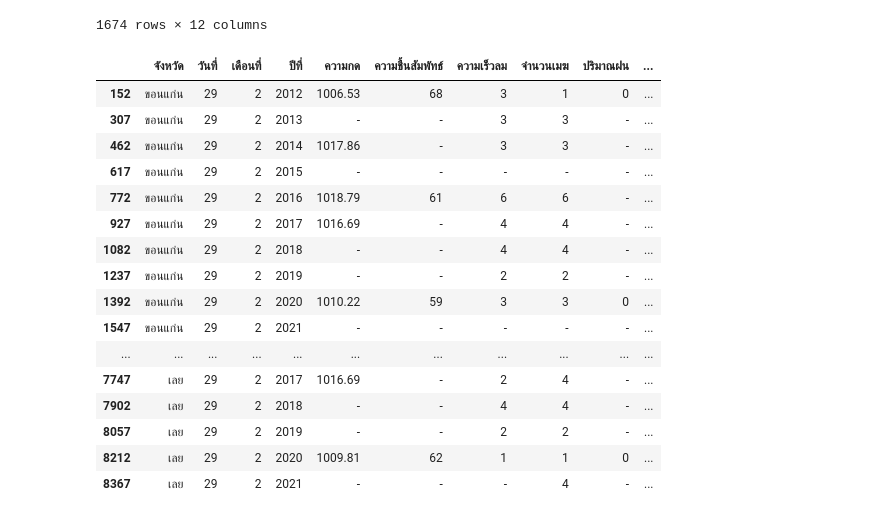
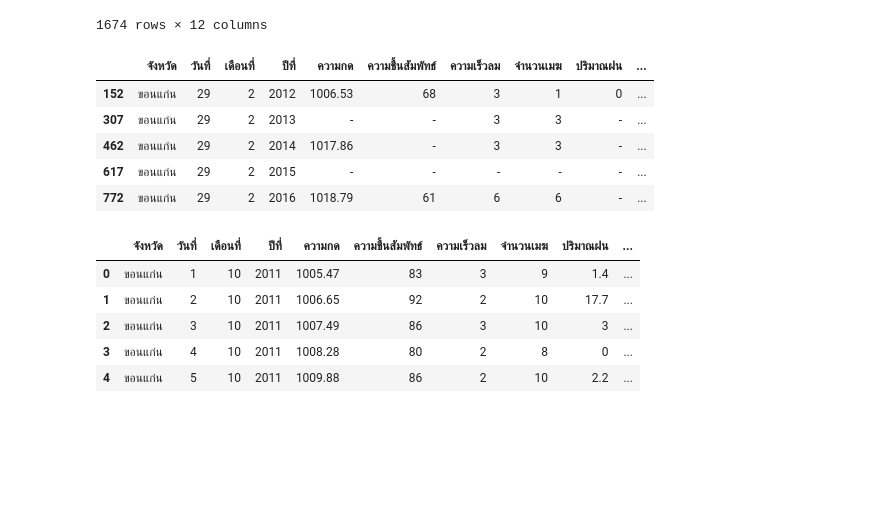
Before and after one commit to CallmeSIRI/bsc_dpdm22, a Jupyter notebook: Quiz_Group6.ipynb, the cells around one changed output. Cells and saved outputs as stored; diff of their text form; code cells hidden in the pictures; blank space fills up the shorter version.

```diff
--- a/Quiz_Group6.ipynb
+++ b/Quiz_Group6.ipynb
@@ -438,11 +430,11 @@ ck
 # %% [markdown]
 #ปริมาณฝน(มิลลิลิตร)
 # %%
-KH5 = pd.read_excel('/content/drive/MyDrive/bsc_DMPM_data/อุตุ/ปริมาณฝน(มิลลิเมตร)/จ.ขอนแก่น.xlsx',sheet_name='Sheet1',skiprows=4).rename(columns={'Unnamed: 0' : 'ที่', 'Unnamed: 1' : 'สถานี', 'Unnamed: 2' : 'เดือน/ปี', 'Unnamed: 34' : 'ปริมาณฝน'})
-NA5 = pd.read_excel('/content/drive/MyDrive/bsc_DMPM_data/อุตุ/ปริมาณฝน(มิลลิเมตร)/จ.นครพนม.xlsx',sheet_name='Sheet1',skiprows=4).rename(columns={'Unnamed: 0' : 'ที่', 'Unnamed: 1' : 'สถานี', 'Unnamed: 2' : 'เดือน/ปี', 'Unnamed: 34' : 'ปริมาณฝน'})
-SA5 = pd.read_excel('/content/drive/MyDrive/bsc_DMPM_data/อุตุ/ปริมาณฝน(มิลลิเมตร)/จ.สกล.xlsx',sheet_name='Sheet1',skiprows=4).rename(columns={'Unnamed: 0' : 'ที่', 'Unnamed: 1' : 'สถานี', 'Unnamed: 2' : 'เดือน/ปี', 'Unnamed: 34' : 'ปริมาณฝน'})
-NO5 = pd.read_excel('/content/drive/MyDrive/bsc_DMPM_data/อุตุ/ปริมาณฝน(มิลลิเมตร)/จ.หนองคาย.xlsx',sheet_name='Sheet1',skiprows=4).rename(columns={'Unnamed: 0' : 'ที่', 'Unnamed: 1' : 'สถานี', 'Unnamed: 2' : 'เดือน/ปี', 'Unnamed: 34' : 'ปริมาณฝน'})
-LO5 = pd.read_excel('/content/drive/MyDrive/bsc_DMPM_data/อุตุ/ปริมาณฝน(มิลลิเมตร)/จ.เลย.xlsx',sheet_name='Sheet1',skiprows=4).rename(columns={'Unnamed: 0' : 'ที่', 'Unnamed: 1' : 'สถานี', 'Unnamed: 2' : 'เดือน/ปี', 'Unnamed: 34' : 'ปริมาณฝน'})
+KH5 = pd.read_excel('/content/drive/MyDrive/bsc_DPDM_data/อุตุ/ปริมาณฝน(มิลลิเมตร)/จ.ขอนแก่น.xlsx',sheet_name='Sheet1',skiprows=4).rename(columns={'Unnamed: 0' : 'ที่', 'Unnamed: 1' : 'สถานี', 'Unnamed: 2' : 'เดือน/ปี', 'Unnamed: 34' : 'ปริมาณฝน'})
+NA5 = pd.read_excel('/content/drive/MyDrive/bsc_DPDM_data/อุตุ/ปริมาณฝน(มิลลิเมตร)/จ.นครพนม.xlsx',sheet_name='Sheet1',skiprows=4).rename(columns={'Unnamed: 0' : 'ที่', 'Unnamed: 1' : 'สถานี', 'Unnamed: 2' : 'เดือน/ปี', 'Unnamed: 34' : 'ปริมาณฝน'})
+SA5 = pd.read_excel('/content/drive/MyDrive/bsc_DPDM_data/อุตุ/ปริมาณฝน(มิลลิเมตร)/จ.สกล.xlsx',sheet_name='Sheet1',skiprows=4).rename(columns={'Unnamed: 0' : 'ที่', 'Unnamed: 1' : 'สถานี', 'Unnamed: 2' : 'เดือน/ปี', 'Unnamed: 34' : 'ปริมาณฝน'})
+NO5 = pd.read_excel('/content/drive/MyDrive/bsc_DPDM_data/อุตุ/ปริมาณฝน(มิลลิเมตร)/จ.หนองคาย.xlsx',sheet_name='Sheet1',skiprows=4).rename(columns={'Unnamed: 0' : 'ที่', 'Unnamed: 1' : 'สถานี', 'Unnamed: 2' : 'เดือน/ปี', 'Unnamed: 34' : 'ปริมาณฝน'})
+LO5 = pd.read_excel('/content/drive/MyDrive/bsc_DPDM_data/อุตุ/ปริมาณฝน(มิลลิเมตร)/จ.เลย.xlsx',sheet_name='Sheet1',skiprows=4).rename(columns={'Unnamed: 0' : 'ที่', 'Unnamed: 1' : 'สถานี', 'Unnamed: 2' : 'เดือน/ปี', 'Unnamed: 34' : 'ปริมาณฝน'})
 
 KH5['จังหวัด'] = 'ขอนแก่น' #เพิ่มคอลัมน์จังหวัด
 NA5['จังหวัด'] = 'นครพนม'
@@ -515,11 +500,11 @@ rk
 # %% [markdown]
 #อุณหภูมิจุดน้ำค้าง(เซลเซียส)
 # %%
-KH6 = pd.read_excel('/content/drive/MyDrive/bsc_DMPM_data/อุตุ/อุณหภูมิจุดน้ำค้าง(เซลเซียส)/จ.ขอนแก่น.xlsx',sheet_name='Sheet1',skiprows=4).rename(columns={'Unnamed: 0' : 'ที่', 'Unnamed: 1' : 'สถานี', 'Unnamed: 2' : 'เดือน/ปี', 'Unnamed: 34' : 'อุณหภูมิจุดน้ำค้าง'})
-NA6 = pd.read_excel('/content/drive/MyDrive/bsc_DMPM_data/อุตุ/อุณหภูมิจุดน้ำค้าง(เซลเซียส)/จ.นครพนม.xlsx',sheet_name='Sheet1',skiprows=4).rename(columns={'Unnamed: 0' : 'ที่', 'Unnamed: 1' : 'สถานี', 'Unnamed: 2' : 'เดือน/ปี', 'Unnamed: 34' : 'อุณหภูมิจุดน้ำค้าง'})
-SA6 = pd.read_excel('/content/drive/MyDrive/bsc_DMPM_data/อุตุ/อุณหภูมิจุดน้ำค้าง(เซลเซียส)/จ.สกล.xlsx',sheet_name='Sheet1',skiprows=4).rename(columns={'Unnamed: 0' : 'ที่', 'Unnamed: 1' : 'สถานี', 'Unnamed: 2' : 'เดือน/ปี', 'Unnamed: 34' : 'อุณหภูมิจุดน้ำค้าง'})
-NO6 = pd.read_excel('/content/drive/MyDrive/bsc_DMPM_data/อุตุ/อุณหภูมิจุดน้ำค้าง(เซลเซียส)/จ.หนองคาย.xlsx',sheet_name='Sheet1',skiprows=4).rename(columns={'Unnamed: 0' : 'ที่', 'Unnamed: 1' : 'สถานี', 'Unnamed: 2' : 'เดือน/ปี', 'Unnamed: 34' : 'อุณหภูมิจุดน้ำค้าง'})
-LO6 = pd.read_excel('/content/drive/MyDrive/bsc_DMPM_data/อุตุ/อุณหภูมิจุดน้ำค้าง(เซลเซียส)/จ.เลย.xlsx',sheet_name='Sheet1',skiprows=4).rename(columns={'Unnamed: 0' : 'ที่', 'Unnamed: 1' : 'สถานี', 'Unnamed: 2' : 'เดือน/ปี', 'Unnamed: 34' : 'อุณหภูมิจุดน้ำค้าง'})
+KH6 = pd.read_excel('/content/drive/MyDrive/bsc_DPDM_data/อุตุ/อุณหภูมิจุดน้ำค้าง(เซลเซียส)/จ.ขอนแก่น.xlsx',sheet_name='Sheet1',skiprows=4).rename(columns={'Unnamed: 0' : 'ที่', 'Unnamed: 1' : 'สถานี', 'Unnamed: 2' : 'เดือน/ปี', 'Unnamed: 34' : 'อุณหภูมิจุดน้ำค้าง'})
+NA6 = pd.read_excel('/content/drive/MyDrive/bsc_DPDM_data/อุตุ/อุณหภูมิจุดน้ำค้าง(เซลเซียส)/จ.นครพนม.xlsx',sheet_name='Sheet1',skiprows=4).rename(columns={'Unnamed: 0' : 'ที่', 'Unnamed: 1' : 'สถานี', 'Unnamed: 2' : 'เดือน/ปี', 'Unnamed: 34' : 'อุณหภูมิจุดน้ำค้าง'})
+SA6 = pd.read_excel('/content/drive/MyDrive/bsc_DPDM_data/อุตุ/อุณหภูมิจุดน้ำค้าง(เซลเซียส)/จ.สกล.xlsx',sheet_name='Sheet1',skiprows=4).rename(columns={'Unnamed: 0' : 'ที่', 'Unnamed: 1' : 'สถานี', 'Unnamed: 2' : 'เดือน/ปี', 'Unnamed: 34' : 'อุณหภูมิจุดน้ำค้าง'})
+NO6 = pd.read_excel('/content/drive/MyDrive/bsc_DPDM_data/อุตุ/อุณหภูมิจุดน้ำค้าง(เซลเซียส)/จ.หนองคาย.xlsx',sheet_name='Sheet1',skiprows=4).rename(columns={'Unnamed: 0' : 'ที่', 'Unnamed: 1' : 'สถานี', 'Unnamed: 2' : 'เดือน/ปี', 'Unnamed: 34' : 'อุณหภูมิจุดน้ำค้าง'})
+LO6 = pd.read_excel('/content/drive/MyDrive/bsc_DPDM_data/อุตุ/อุณหภูมิจุดน้ำค้าง(เซลเซียส)/จ.เลย.xlsx',sheet_name='Sheet1',skiprows=4).rename(columns={'Unnamed: 0' : 'ที่', 'Unnamed: 1' : 'สถานี', 'Unnamed: 2' : 'เดือน/ปี', 'Unnamed: 34' : 'อุณหภูมิจุดน้ำค้าง'})
 
 KH6['จังหวัด'] = 'ขอนแก่น' #เพิ่มคอลัมน์จังหวัด
 NA6['จังหวัด'] = 'นครพนม'
@@ -592,11 +571,11 @@ tk
 # %% [markdown]
 #อุณหภูมิตุ้มแห้ง(เซลเซียส)
 # %%
-KH7 = pd.read_excel('/content/drive/MyDrive/bsc_DMPM_data/อุตุ/อุณหภูมิตุ้มแห้ง(เซลเซียส)/จ.ขอนแก่น.xlsx',sheet_name='Sheet1',skiprows=4).rename(columns={'Unnamed: 0' : 'ที่', 'Unnamed: 1' : 'สถานี', 'Unnamed: 2' : 'เดือน/ปี', 'Unnamed: 34' : 'อุณหภูมิตุ้ม'})
-NA7 = pd.read_excel('/content/drive/MyDrive/bsc_DMPM_data/อุตุ/อุณหภูมิตุ้มแห้ง(เซลเซียส)/จ.นครพนม.xlsx',sheet_name='Sheet1',skiprows=4).rename(columns={'Unnamed: 0' : 'ที่', 'Unnamed: 1' : 'สถานี', 'Unnamed: 2' : 'เดือน/ปี', 'Unnamed: 34' : 'อุณหภูมิตุ้ม'})
-SA7 = pd.read_excel('/content/drive/MyDrive/bsc_DMPM_data/อุตุ/อุณหภูมิตุ้มแห้ง(เซลเซียส)/จ.สกล.xlsx',sheet_name='Sheet1',skiprows=4).rename(columns={'Unnamed: 0' : 'ที่', 'Unnamed: 1' : 'สถานี', 'Unnamed: 2' : 'เดือน/ปี', 'Unnamed: 34' : 'อุณหภูมิตุ้ม'})
-NO7 = pd.read_excel('/content/drive/MyDrive/bsc_DMPM_data/อุตุ/อุณหภูมิตุ้มแห้ง(เซลเซียส)/จ.หนองคาย.xlsx',sheet_name='Sheet1',skiprows=4).rename(columns={'Unnamed: 0' : 'ที่', 'Unnamed: 1' : 'สถานี', 'Unnamed: 2' : 'เดือน/ปี', 'Unnamed: 34' : 'อุณหภูมิตุ้ม'})
-LO7 = pd.read_excel('/content/drive/MyDrive/bsc_DMPM_data/อุตุ/อุณหภูมิตุ้มแห้ง(เซลเซียส)/จ.เลย.xlsx',sheet_name='Sheet1',skiprows=4).rename(columns={'Unnamed: 0' : 'ที่', 'Unnamed: 1' : 'สถานี', 'Unnamed: 2' : 'เดือน/ปี', 'Unnamed: 34' : 'อุณหภูมิตุ้ม'})
+KH7 = pd.read_excel('/content/drive/MyDrive/bsc_DPDM_data/อุตุ/อุณหภูมิตุ้มแห้ง(เซลเซียส)/จ.ขอนแก่น.xlsx',sheet_name='Sheet1',skiprows=4).rename(columns={'Unnamed: 0' : 'ที่', 'Unnamed: 1' : 'สถานี', 'Unnamed: 2' : 'เดือน/ปี', 'Unnamed: 34' : 'อุณหภูมิตุ้ม'})
+NA7 = pd.read_excel('/content/drive/MyDrive/bsc_DPDM_data/อุตุ/อุณหภูมิตุ้มแห้ง(เซลเซียส)/จ.นครพนม.xlsx',sheet_name='Sheet1',skiprows=4).rename(columns={'Unnamed: 0' : 'ที่', 'Unnamed: 1' : 'สถานี', 'Unnamed: 2' : 'เดือน/ปี', 'Unnamed: 34' : 'อุณหภูมิตุ้ม'})
+SA7 = pd.read_excel('/content/drive/MyDrive/bsc_DPDM_data/อุตุ/อุณหภูมิตุ้มแห้ง(เซลเซียส)/จ.สกล.xlsx',sheet_name='Sheet1',skiprows=4).rename(columns={'Unnamed: 0' : 'ที่', 'Unnamed: 1' : 'สถานี', 'Unnamed: 2' : 'เดือน/ปี', 'Unnamed: 34' : 'อุณหภูมิตุ้ม'})
+NO7 = pd.read_excel('/content/drive/MyDrive/bsc_DPDM_data/อุตุ/อุณหภูมิตุ้มแห้ง(เซลเซียส)/จ.หนองคาย.xlsx',sheet_name='Sheet1',skiprows=4).rename(columns={'Unnamed: 0' : 'ที่', 'Unnamed: 1' : 'สถานี', 'Unnamed: 2' : 'เดือน/ปี', 'Unnamed: 34' : 'อุณหภูมิตุ้ม'})
+LO7 = pd.read_excel('/content/drive/MyDrive/bsc_DPDM_data/อุตุ/อุณหภูมิตุ้มแห้ง(เซลเซียส)/จ.เลย.xlsx',sheet_name='Sheet1',skiprows=4).rename(columns={'Unnamed: 0' : 'ที่', 'Unnamed: 1' : 'สถานี', 'Unnamed: 2' : 'เดือน/ปี', 'Unnamed: 34' : 'อุณหภูมิตุ้ม'})
 
 KH7['จังหวัด'] = 'ขอนแก่น' #เพิ่มคอลัมน์จังหวัด
 NA7['จังหวัด'] = 'นครพนม'
@@ -669,11 +641,11 @@ t2k
 # %% [markdown]
 #อุณหภูมิต่ำสุด(เซลเซียส)
 # %%
-KH8 = pd.read_excel('/content/drive/MyDrive/bsc_DMPM_data/อุตุ/อุณหภูมิต่ำสุด(เซลเซียส)/จ.ขอนแก่น.xlsx',sheet_name='Sheet1',skiprows=4).rename(columns={'Unnamed: 0' : 'ที่', 'Unnamed: 1' : 'สถานี', 'Unnamed: 2' : 'เดือน/ปี', 'Unnamed: 34' : 'อุณหภูมิต่ำสุด'})
-NA8 = pd.read_excel('/content/drive/MyDrive/bsc_DMPM_data/อุตุ/อุณหภูมิต่ำสุด(เซลเซียส)/จ.นครพนม.xlsx',sheet_name='Sheet1',skiprows=4).rename(columns={'Unnamed: 0' : 'ที่', 'Unnamed: 1' : 'สถานี', 'Unnamed: 2' : 'เดือน/ปี', 'Unnamed: 34' : 'อุณหภูมิต่ำสุด'})
-SA8 = pd.read_excel('/content/drive/MyDrive/bsc_DMPM_data/อุตุ/อุณหภูมิต่ำสุด(เซลเซียส)/จ.สกล.xlsx',sheet_name='Sheet1',skiprows=4).rename(columns={'Unnamed: 0' : 'ที่', 'Unnamed: 1' : 'สถานี', 'Unnamed: 2' : 'เดือน/ปี', 'Unnamed: 34' : 'อุณหภูมิต่ำสุด'})
-NO8 = pd.read_excel('/content/drive/MyDrive/bsc_DMPM_data/อุตุ/อุณหภูมิต่ำสุด(เซลเซียส)/จ.หนองคาย.xlsx',sheet_name='Sheet1',skiprows=4).rename(columns={'Unnamed: 0' : 'ที่', 'Unnamed: 1' : 'สถานี', 'Unnamed: 2' : 'เดือน/ปี', 'Unnamed: 34' : 'อุณหภูมิต่ำสุด'})
-LO8 = pd.read_excel('/content/drive/MyDrive/bsc_DMPM_data/อุตุ/อุณหภูมิต่ำสุด(เซลเซียส)/จ.เลย.xlsx',sheet_name='Sheet1',skiprows=4).rename(columns={'Unnamed: 0' : 'ที่', 'Unnamed: 1' : 'สถานี', 'Unnamed: 2' : 'เดือน/ปี', 'Unnamed: 34' : 'อุณหภูมิต่ำสุด'})
+KH8 = pd.read_excel('/content/drive/MyDrive/bsc_DPDM_data/อุตุ/อุณหภูมิต่ำสุด(เซลเซียส)/จ.ขอนแก่น.xlsx',sheet_name='Sheet1',skiprows=4).rename(columns={'Unnamed: 0' : 'ที่', 'Unnamed: 1' : 'สถานี', 'Unnamed: 2' : 'เดือน/ปี', 'Unnamed: 34' : 'อุณหภูมิต่ำสุด'})
+NA8 = pd.read_excel('/content/drive/MyDrive/bsc_DPDM_data/อุตุ/อุณหภูมิต่ำสุด(เซลเซียส)/จ.นครพนม.xlsx',sheet_name='Sheet1',skiprows=4).rename(columns={'Unnamed: 0' : 'ที่', 'Unnamed: 1' : 'สถานี', 'Unnamed: 2' : 'เดือน/ปี', 'Unnamed: 34' : 'อุณหภูมิต่ำสุด'})
+SA8 = pd.read_excel('/content/drive/MyDrive/bsc_DPDM_data/อุตุ/อุณหภูมิต่ำสุด(เซลเซียส)/จ.สกล.xlsx',sheet_name='Sheet1',skiprows=4).rename(columns={'Unnamed: 0' : 'ที่', 'Unnamed: 1' : 'สถานี', 'Unnamed: 2' : 'เดือน/ปี', 'Unnamed: 34' : 'อุณหภูมิต่ำสุด'})
+NO8 = pd.read_excel('/content/drive/MyDrive/bsc_DPDM_data/อุตุ/อุณหภูมิต่ำสุด(เซลเซียส)/จ.หนองคาย.xlsx',sheet_name='Sheet1',skiprows=4).rename(columns={'Unnamed: 0' : 'ที่', 'Unnamed: 1' : 'สถานี', 'Unnamed: 2' : 'เดือน/ปี', 'Unnamed: 34' : 'อุณหภูมิต่ำสุด'})
+LO8 = pd.read_excel('/content/drive/MyDrive/bsc_DPDM_data/อุตุ/อุณหภูมิต่ำสุด(เซลเซียส)/จ.เลย.xlsx',sheet_name='Sheet1',skiprows=4).rename(columns={'Unnamed: 0' : 'ที่', 'Unnamed: 1' : 'สถานี', 'Unnamed: 2' : 'เดือน/ปี', 'Unnamed: 34' : 'อุณหภูมิต่ำสุด'})
 
 KH8['จังหวัด'] = 'ขอนแก่น' #เพิ่มคอลัมน์จังหวัด
 NA8['จังหวัด'] = 'นครพนม'
@@ -797,23 +766,12 @@ this_merge
 | 8369 | เลย | 31 | 2 | 2021 | - | - | - | - | - | ... |
 1674 rows × 12 columns
 # %%
-this_merge2 = this_merge[this_merge['วันที่']==29]
-this_merge2
+this_merge2 = this_merge[this_merge['วันที่']==29] #เลือกดูข้อมูลเฉพาะวันที่29
+this_merge2.head()
 # %% [output]
 |  | จังหวัด | วันที่ | เดือนที่ | ปีที่ | ความกด | ความชื้นสัมพัทธ์ | ความเร็วลม | จำนวนเมฆ | ปริมาณฝน | ... |
 | 152 | ขอนแก่น | 29 | 2 | 2012 | 1006.53 | 68 | 3 | 1 | 0 | ... |
 | 307 | ขอนแก่น | 29 | 2 | 2013 | - | - | 3 | 3 | - | ... |
 | 462 | ขอนแก่น | 29 | 2 | 2014 | 1017.86 | - | 3 | 3 | - | ... |
 | 617 | ขอนแก่น | 29 | 2 | 2015 | - | - | - | - | - | ... |
 | 772 | ขอนแก่น | 29 | 2 | 2016 | 1018.79 | 61 | 6 | 6 | - | ... |
-| 927 | ขอนแก่น | 29 | 2 | 2017 | 1016.69 | - | 4 | 4 | - | ... |
-| 1082 | ขอนแก่น | 29 | 2 | 2018 | - | - | 4 | 4 | - | ... |
-| 1237 | ขอนแก่น | 29 | 2 | 2019 | - | - | 2 | 2 | - | ... |
-| 1392 | ขอนแก่น | 29 | 2 | 2020 | 1010.22 | 59 | 3 | 3 | 0 | ... |
-| 1547 | ขอนแก่น | 29 | 2 | 2021 | - | - | - | - | - | ... |
-| ... | ... | ... | ... | ... | ... | ... | ... | ... | ... | ... |
-| 7747 | เลย | 29 | 2 | 2017 | 1016.69 | - | 2 | 4 | - | ... |
-| 7902 | เลย | 29 | 2 | 2018 | - | - | 4 | 4 | - | ... |
-| 8057 | เลย | 29 | 2 | 2019 | - | - | 2 | 2 | - | ... |
-| 8212 | เลย | 29 | 2 | 2020 | 1009.81 | 62 | 1 | 1 | 0 | ... |
-| 8367 | เลย | 29 | 2 | 2021 | - | - | - | 4 | - | ... |
@@ -819,0 +792,13 @@ this_merge2
+# %%
+columns =["วันที่","เดือนที่","ปีที่"]
+merge7['ว/ด/ป'] = merge7[columns].apply(lambda x: '.'.join(x.values.astype(str)), axis="columns")
+merge7['ว/ด/ป'] = pd.to_datetime(merge7['ว/ด/ป'], errors='coerce')
+merge7 = merge7.dropna(subset=['ว/ด/ป'])
+merge7.head()
+# %% [output]
+|  | จังหวัด | วันที่ | เดือนที่ | ปีที่ | ความกด | ความชื้นสัมพัทธ์ | ความเร็วลม | จำนวนเมฆ | ปริมาณฝน | ... |
+| 0 | ขอนแก่น | 1 | 10 | 2011 | 1005.47 | 83 | 3 | 9 | 1.4 | ... |
+| 1 | ขอนแก่น | 2 | 10 | 2011 | 1006.65 | 92 | 2 | 10 | 17.7 | ... |
+| 2 | ขอนแก่น | 3 | 10 | 2011 | 1007.49 | 86 | 3 | 10 | 3 | ... |
+| 3 | ขอนแก่น | 4 | 10 | 2011 | 1008.28 | 80 | 2 | 8 | 0 | ... |
+| 4 | ขอนแก่น | 5 | 10 | 2011 | 1009.88 | 86 | 2 | 10 | 2.2 | ... |
```
Also changed, not shown: parts of 35 cells of this notebook.
